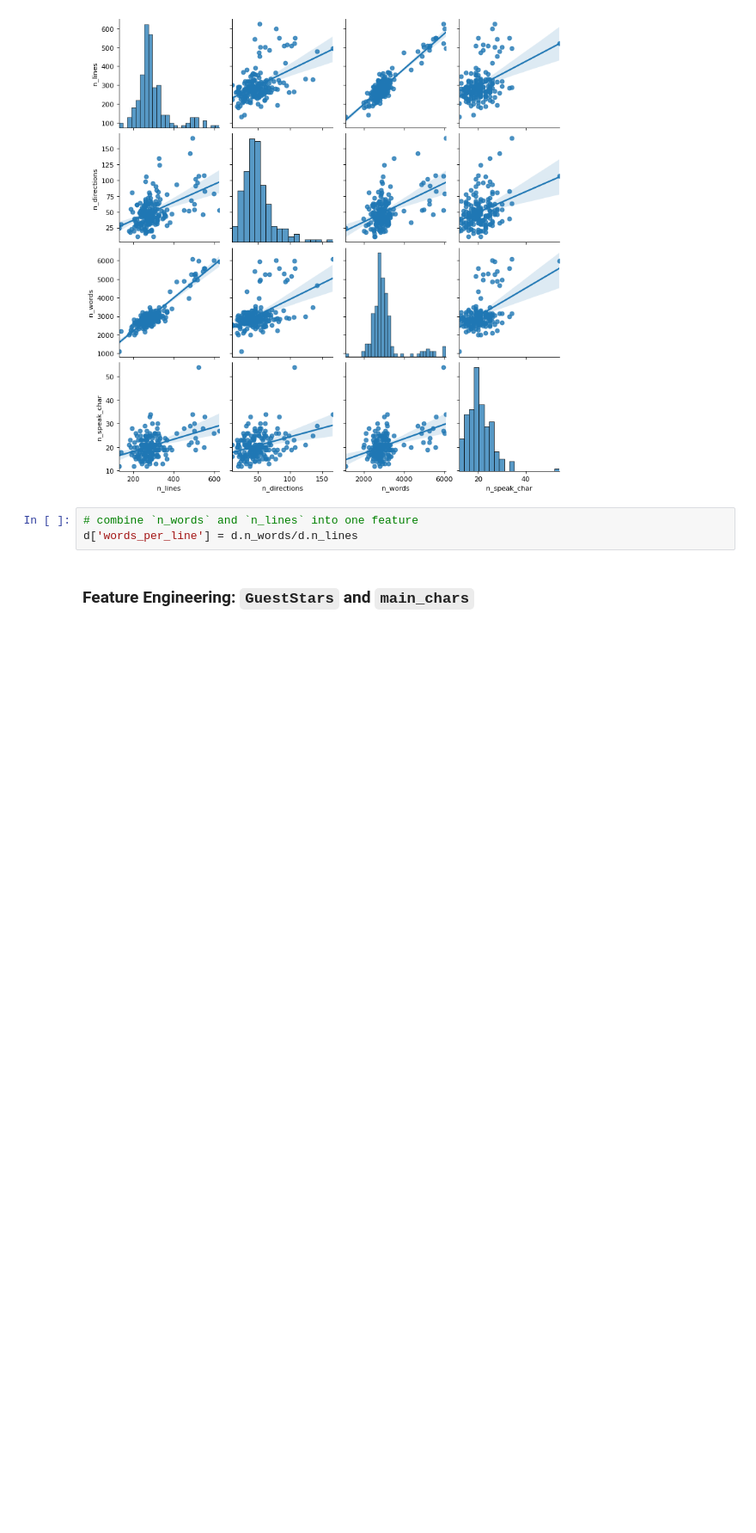
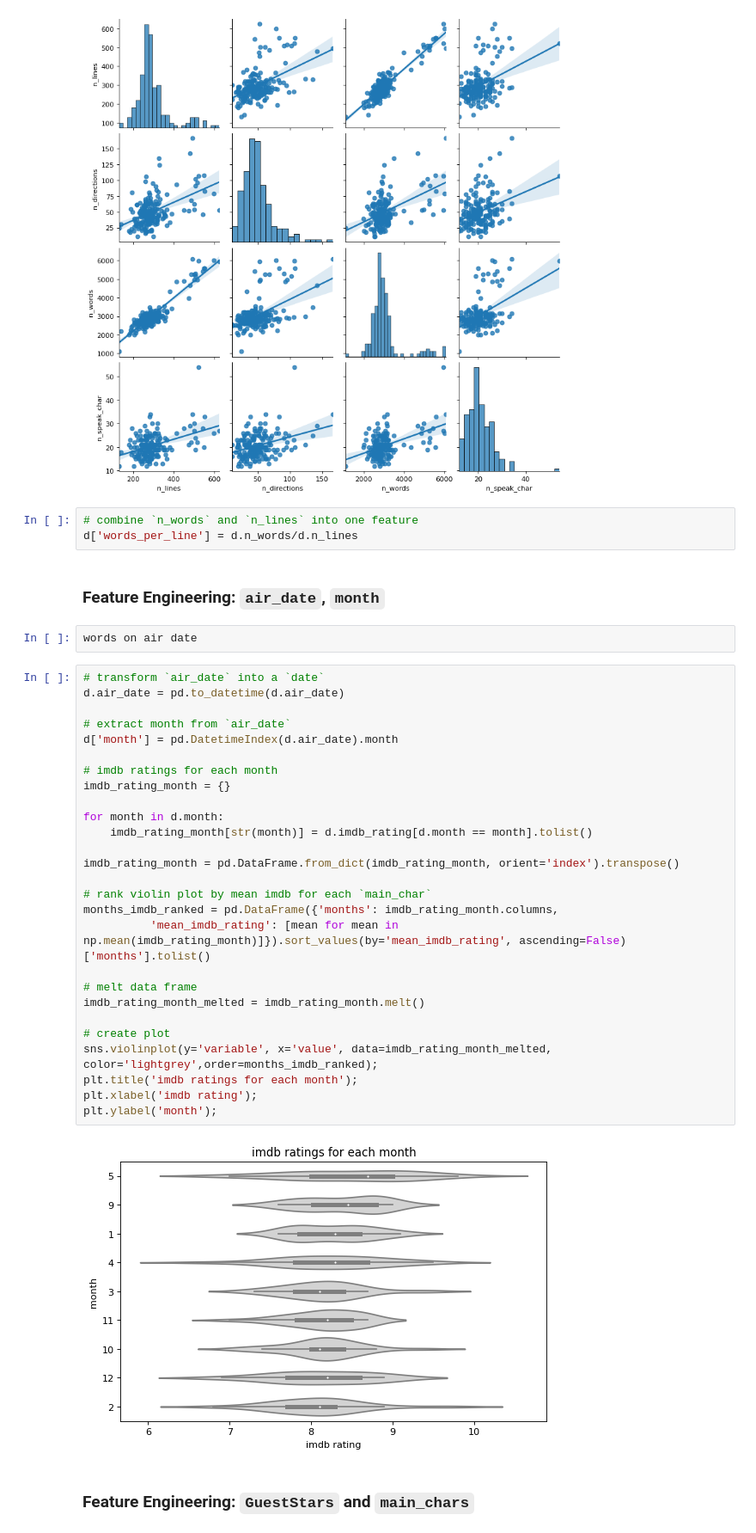
Before and after one commit to abumaz99/MLP-A1, a Jupyter notebook: project1.ipynb, the cells around one changed output. Shown at 86% size. Saved outputs shown, nothing was run; the diff lists cells and outputs as text; blank space fills up the shorter version.

```diff
--- a/project1.ipynb
+++ b/project1.ipynb
@@ -126,6 +128,39 @@ sns.pairplot(data=d,
 # %%
 # combine `n_words` and `n_lines` into one feature
 d['words_per_line'] = d.n_words/d.n_lines
+# %% [markdown]
+### Feature Engineering: `air_date`, `month`
+# %%
+words on air date
+# %%
+# transform `air_date` into a `date`
+d.air_date = pd.to_datetime(d.air_date)
+
+# extract month from `air_date`
+d['month'] = pd.DatetimeIndex(d.air_date).month
+
+# imdb ratings for each month
+imdb_rating_month = {}
+
+for month in d.month:
+    imdb_rating_month[str(month)] = d.imdb_rating[d.month == month].tolist()
+
+imdb_rating_month = pd.DataFrame.from_dict(imdb_rating_month, orient='index').transpose()
+
+# rank violin plot by mean imdb for each `main_char`
+months_imdb_ranked = pd.DataFrame({'months': imdb_rating_month.columns,
+          'mean_imdb_rating': [mean for mean in np.mean(imdb_rating_month)]}).sort_values(by='mean_imdb_rating', ascending=False)['months'].tolist()
+
+# melt data frame
+imdb_rating_month_melted = imdb_rating_month.melt()
+
+# create plot
+sns.violinplot(y='variable', x='value', data=imdb_rating_month_melted, color='lightgrey',order=months_imdb_ranked);
+plt.title('imdb ratings for each month');
+plt.xlabel('imdb rating');
+plt.ylabel('month');
+# %% [output]
+[figure, added]
 # %% [markdown]
 ### Feature Engineering: `GuestStars` and `main_chars`
 # %% [markdown]
```
Also changed, not shown: parts of 15 cells of this notebook.
